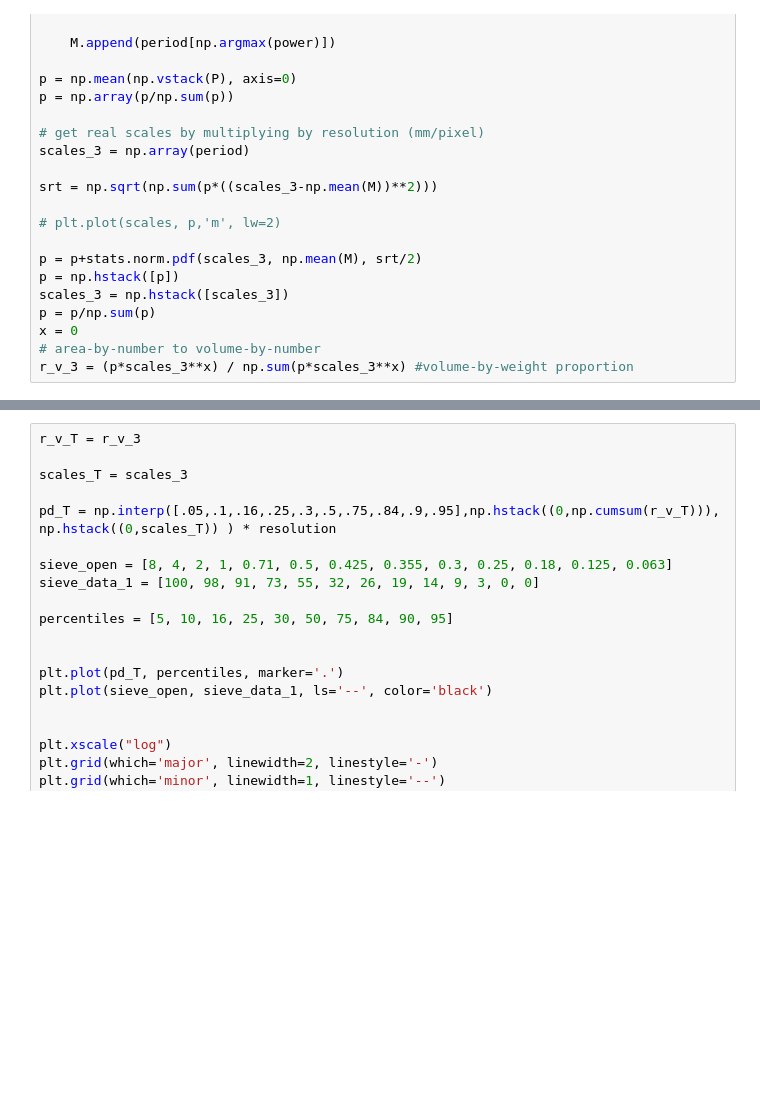
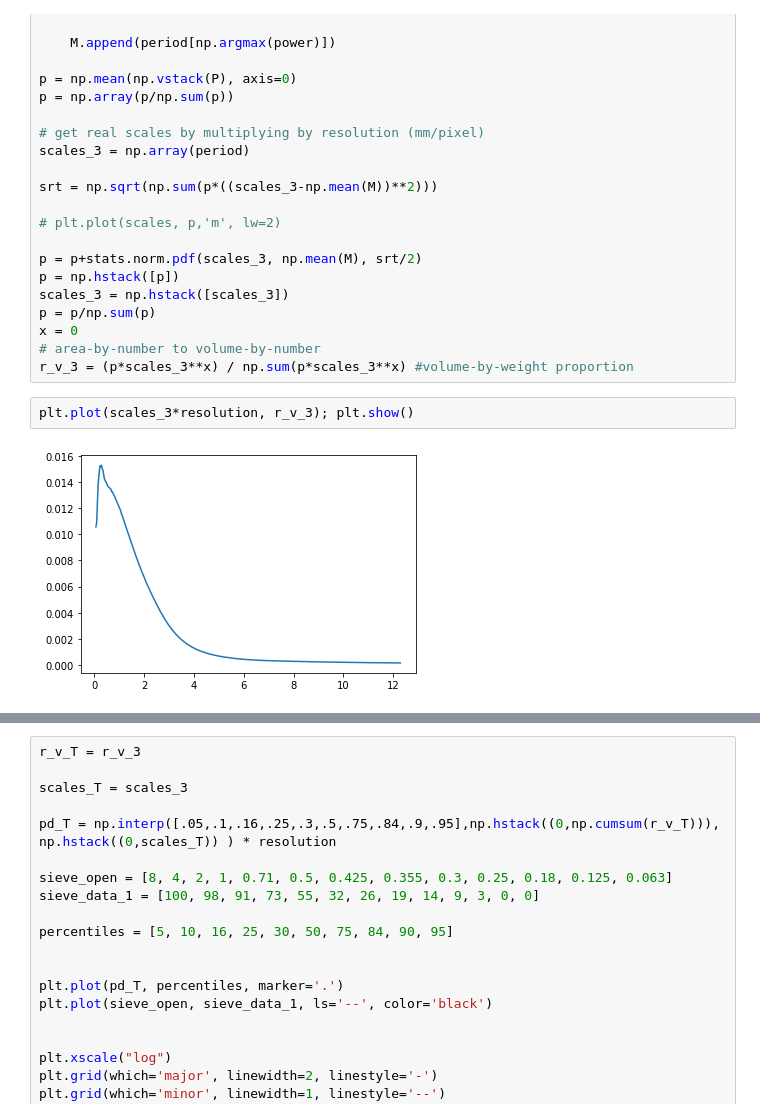
Before and after one commit to CasperFBakker/pyDGS-GUI, a Jupyter notebook: pyDGS Jupyter/dgs_loc1.ipynb, the cells around one changed output, grey strips where cells are left out. Cells and saved outputs as stored; diff of their text form; blank space fills up the shorter version.

```diff
--- a/pyDGS Jupyter/dgs_loc1.ipynb
+++ b/pyDGS Jupyter/dgs_loc1.ipynb
@@ -413,3 +495,7 @@ p = p/np.sum(p)
 x = 0
 # area-by-number to volume-by-number
 r_v_3 = (p*scales_3**x) / np.sum(p*scales_3**x) #volume-by-weight proportion
+# %%
+plt.plot(scales_3*resolution, r_v_3); plt.show()
+# %% [output]
+[figure, added]
```
Also changed, not shown: parts of 12 cells of this notebook, 10 other files.
